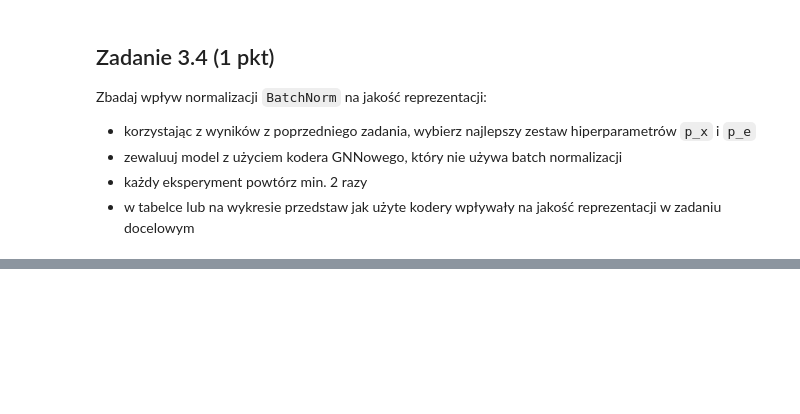
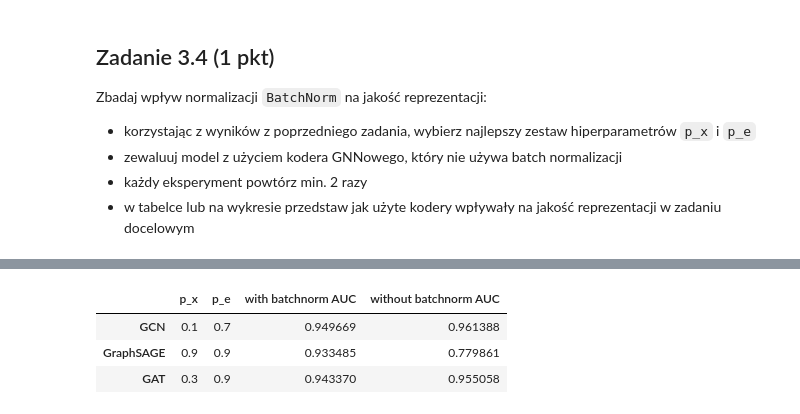
Before and after one commit to piotrdurniat/representation-learning-l04, a Jupyter notebook: 3. Uczenie nienadzorowane.ipynb, the cells around one changed output, grey strips where cells are left out. Saved outputs shown, nothing was run; the diff lists cells and outputs as text; code cells hidden in the pictures; blank space fills up the shorter version.

```diff
--- a/3. Uczenie nienadzorowane.ipynb
+++ b/3. Uczenie nienadzorowane.ipynb
@@ -509,0 +858,11 @@ raise NotImplementedError()
+# %%
+# combine results
+combined_results = pd.DataFrame(params).T
+combined_results["with batchnorm AUC"] = combined_results.pop("auc")
+combined_results["without batchnorm AUC"] = pd.DataFrame(no_batchnorm_res).T["auc"]
+display(combined_results)
+# %% [output]
+|  | p_x | p_e | with batchnorm AUC | without batchnorm AUC |
+| GCN | 0.1 | 0.7 | 0.949669 | 0.961388 |
+| GraphSAGE | 0.9 | 0.9 | 0.933485 | 0.779861 |
+| GAT | 0.3 | 0.9 | 0.943370 | 0.955058 |
```
Also changed, not shown: parts of 13 cells of this notebook.
